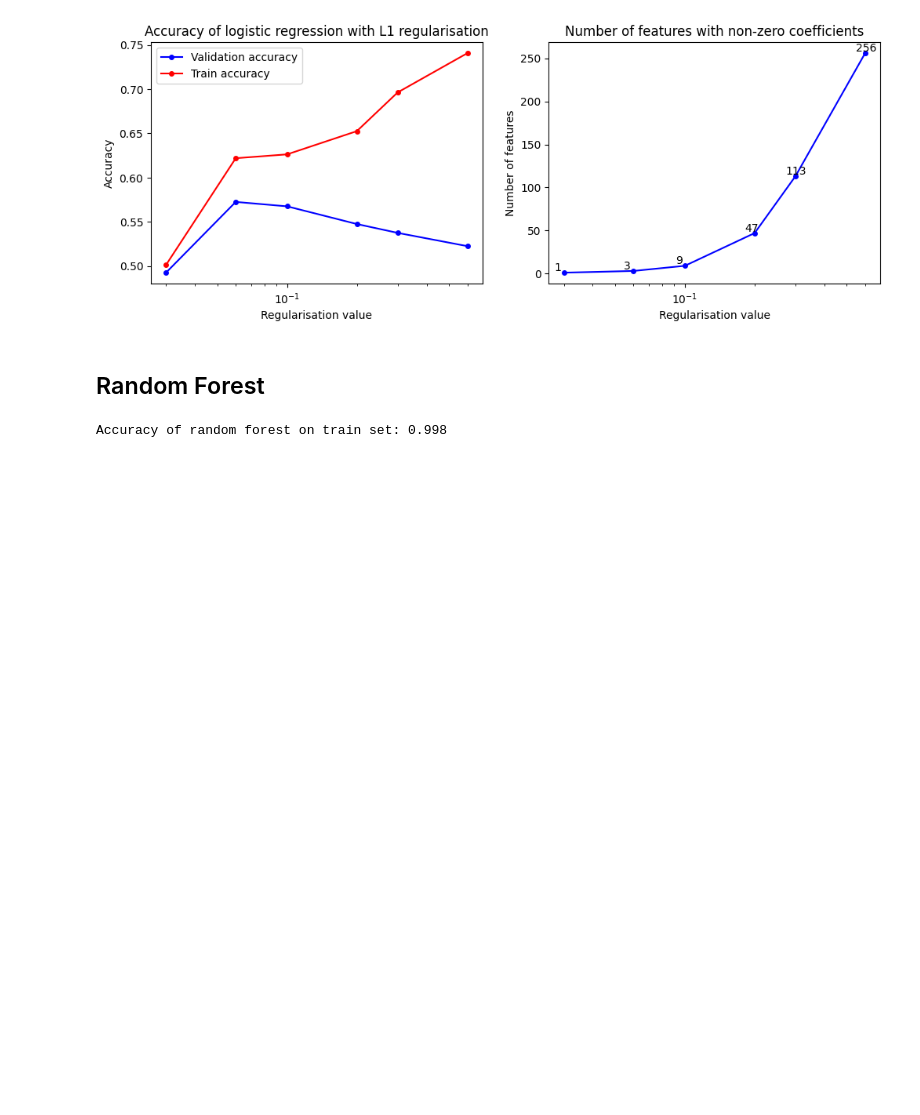
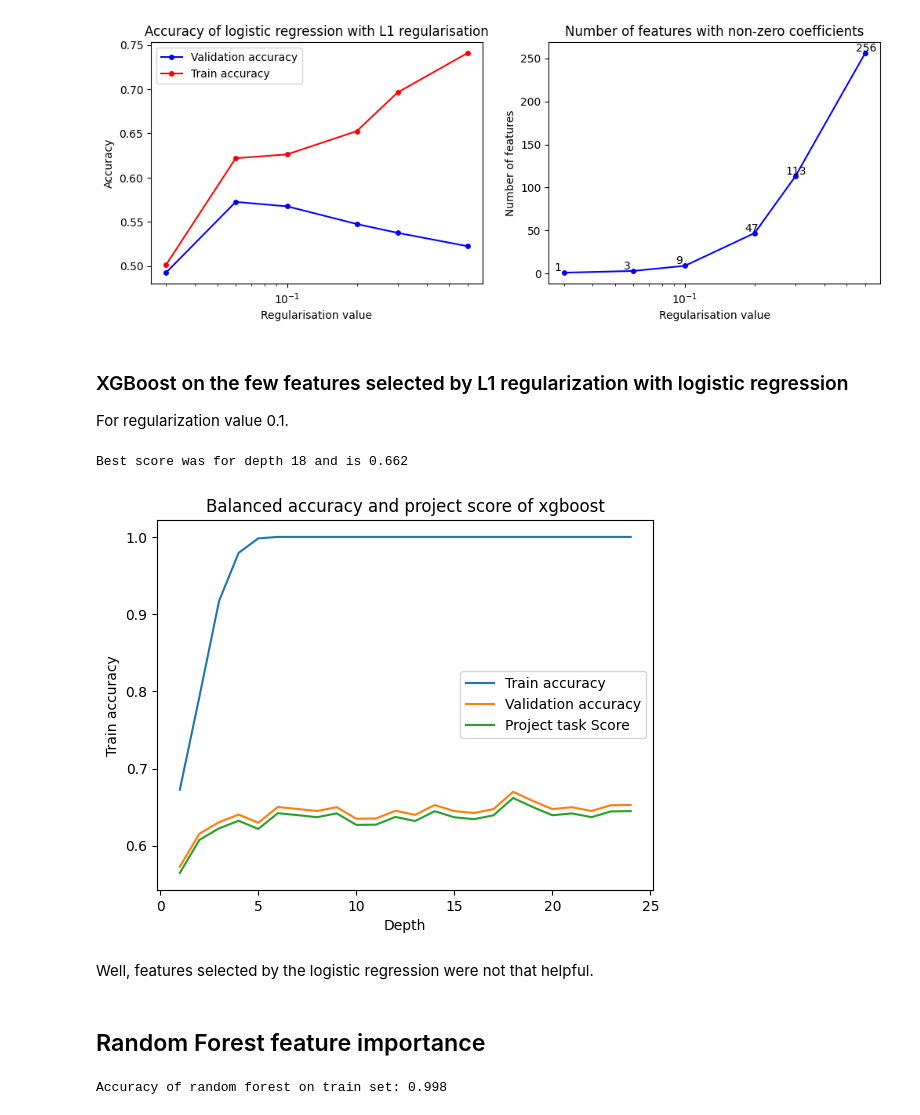
Before and after one commit to mstaczek/Feature-Selection-methods-project, a Jupyter notebook: artificial_testing.ipynb, the cells around one changed output. Drawn from its saved outputs; the diff is of its cells as text; code cells hidden in the pictures; blank space fills up the shorter version.

```diff
--- a/artificial_testing.ipynb
+++ b/artificial_testing.ipynb
@@ -11,4 +21,5 @@ artificial_test = pd.read_csv('data/artificial_valid.data', sep=' ', header=None
 from sklearn.model_selection import train_test_split
 
 X_train, X_valid, y_train, y_valid = train_test_split(artificial_train, artificial_train_labels, test_size=0.2, random_state=42)
+X_train, X_valid = X_train.values, X_valid.values
 # %% [markdown]
@@ -16,11 +27,10 @@ X_train, X_valid, y_train, y_valid = train_test_split(artificial_train, artifici
 # %%
-# scale data
 from sklearn.preprocessing import MinMaxScaler
 
 scaler = MinMaxScaler()
-X_train = scaler.fit_transform(X_train)
-X_valid = scaler.transform(X_valid)
-artificial_test = scaler.transform(artificial_test)
+X_train_scaled = scaler.fit_transform(X_train)
+X_valid_scaled = scaler.transform(X_valid)
+artificial_test_scaled = scaler.transform(artificial_test)
 # %% [markdown]
 # Feature selection
 # %% [markdown]
@@ -37,9 +47,9 @@ list_of_accuracies_train = []
 list_of_numbers_of_features = []
 for regularisation_value in tqdm.tqdm(list_of_regularisation_values):
     lr = LogisticRegression(C=regularisation_value, random_state=1, penalty='l1', solver='liblinear')
-    lr.fit(X_train, y_train)
-    y_train_pred = lr.predict(X_train)
-    y_valid_pred = lr.predict(X_valid)
+    lr.fit(X_train_scaled, y_train)
+    y_train_pred = lr.predict(X_train_scaled)
+    y_valid_pred = lr.predict(X_valid_scaled)
     list_of_accuracies_valid.append(accuracy_score(y_valid, y_valid_pred))
     list_of_accuracies_train.append(accuracy_score(y_train, y_train_pred))
     list_of_numbers_of_features.append(sum(lr.coef_[0] != 0))
@@ -68,8 +77,48 @@ ax[1].set_ylabel('Number of features')
 plt.show()
 # %% [output]
 [figure]
+# %% [markdown]
+### XGBoost on the few features selected by L1 regularization with logistic regression
+
+For regularization value 0.1.
+# %%
+lr = LogisticRegression(C=0.1, random_state=1, penalty='l1', solver='liblinear')
+lr.fit(X_train_scaled, y_train)
+X_train_filtered_small = X_train[:, lr.coef_[0] != 0]
+X_valid_filtered_small = X_valid[:, lr.coef_[0] != 0]
+# %%
+# xgboost
+from xgboost import XGBClassifier
+from sklearn.metrics import balanced_accuracy_score
+
+list_of_dicts = []
+for i in tqdm.tqdm(range(1, 25)):
+    rf = XGBClassifier(n_estimators=100, max_depth=i, random_state=1)
+    rf.fit(X_train_filtered_small, y_train)
+    y_train_pred = rf.predict(X_train_filtered_small)
+    acc_train = balanced_accuracy_score(y_train, y_train_pred)
+    y_valid_pred = rf.predict(X_valid_filtered_small)
+    acc_valid = balanced_accuracy_score(y_valid, y_valid_pred)
+    list_of_dicts.append({'Depth': i,
+                          'Train accuracy': acc_train,
+                          'Validation accuracy': acc_valid,
+                          'Project task Score' : acc_valid - 0.01 * max(0, 1/5 * X_train_filtered_small.shape[1] - 1)})
+
+import seaborn as sns
+df = pd.DataFrame(list_of_dicts)
+print(f'Best score was for depth {df.iloc[df["Project task Score"].argmax()]["Depth"]:.0f} and is {df["Project task Score"].max():.3f}')
+sns.lineplot(data=df, x='Depth', y='Train accuracy', label='Train accuracy')
+sns.lineplot(data=df, x='Depth', y='Validation accuracy', label='Validation accuracy')
+sns.lineplot(data=df, x='Depth', y='Project task Score', label='Project task Score')
+plt.title('Balanced accuracy and project score of xgboost')
+plt.show()
+# %% [output]
+Best score was for depth 18 and is 0.662
+[figure, added]
+# %% [markdown]
+Well, features selected by the logistic regression were not that helpful.
 # %% [markdown]
-## Random Forest
+## Random Forest feature importance
 # %%
 # import random forest
 from sklearn.ensemble import RandomForestClassifier
```
Also changed, not shown: parts of 20 cells of this notebook.
